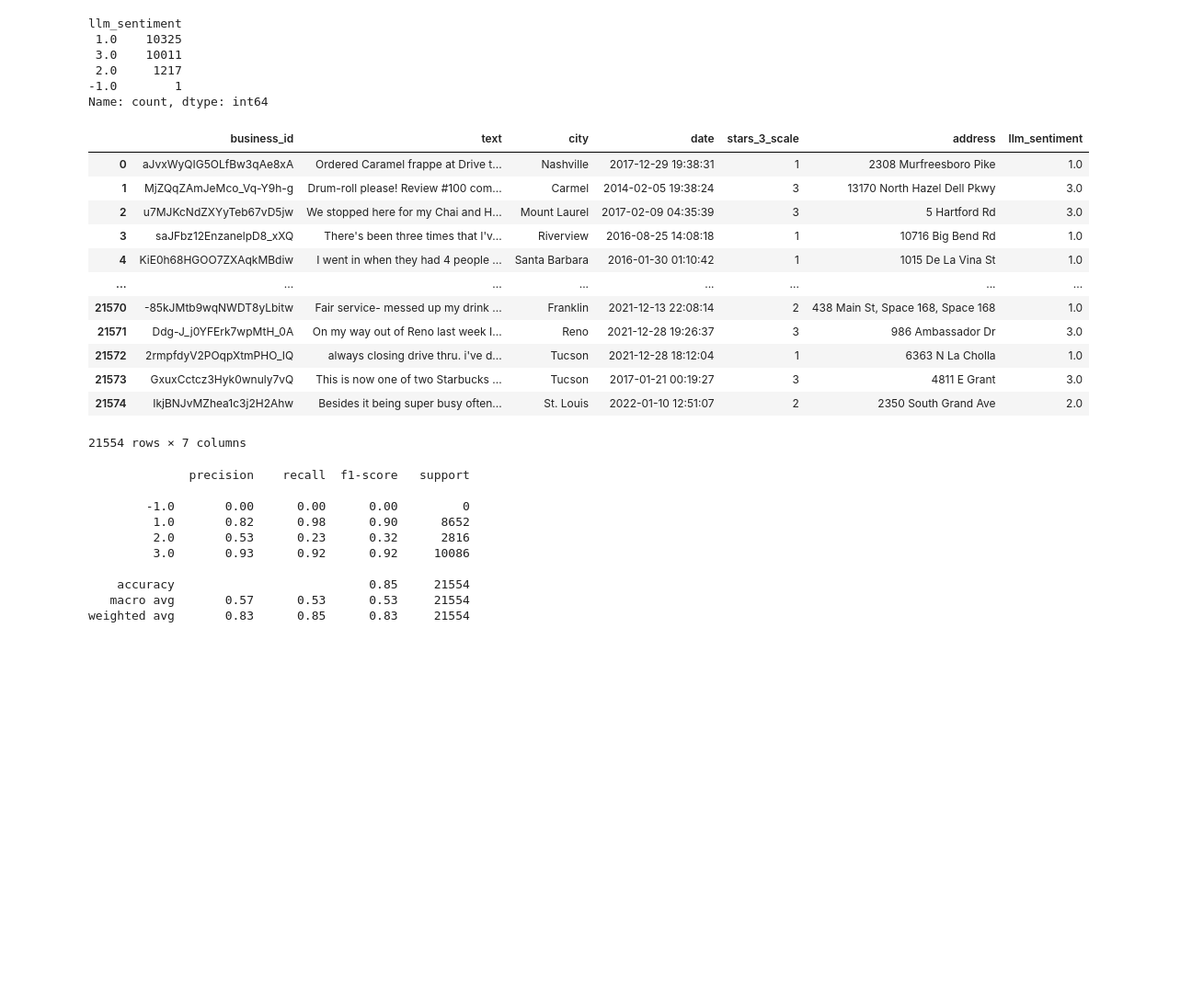
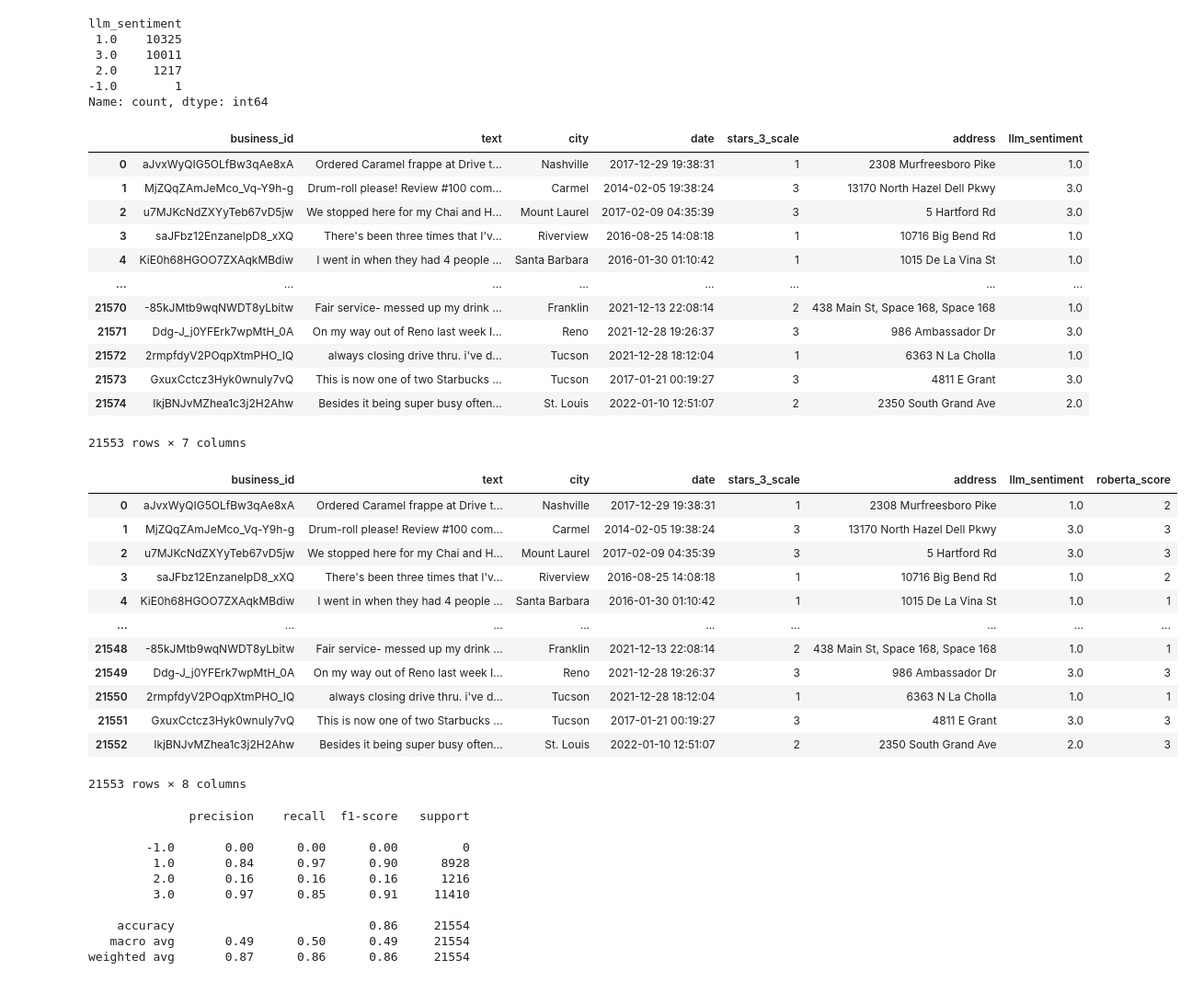
Before and after one commit to gunjii99/Project_Sentiment, a Jupyter notebook: LLM/LLM_accuracy.ipynb, the cells around one changed output. Shown: that part at 92% size. Drawn from its saved outputs; the diff is of its cells as text; code cells hidden in the pictures; blank space fills up the shorter version.

```diff
--- a/LLM/LLM_accuracy.ipynb
+++ b/LLM/LLM_accuracy.ipynb
@@ -35,6 +44,7 @@ llm_sentiment
 Name: count, dtype: int64
 # %%
 LLM_predicts = LLM_predicts.dropna(subset=["llm_sentiment"])
+LLM_predicts = LLM_predicts[LLM_predicts["llm_sentiment"] >= 0]
 LLM_predicts
 # %% [output]
 |  | business_id | text | city | date | stars_3_scale | address | llm_sentiment |
@@ -49,4 +59,21 @@ LLM_predicts
 | 21572 | 2rmpfdyV2POqpXtmPHO_IQ | always closing drive thru. i've d... | Tucson | 2021-12-28 18:12:04 | 1 | 6363 N La Cholla | 1.0 |
 | 21573 | GxuxCctcz3Hyk0wnuly7vQ | This is now one of two Starbucks ... | Tucson | 2017-01-21 00:19:27 | 3 | 4811 E Grant | 3.0 |
 | 21574 | IkjBNJvMZhea1c3j2H2Ahw | Besides it being super busy often... | St. Louis | 2022-01-10 12:51:07 | 2 | 2350 South Grand Ave | 2.0 |
-21554 rows × 7 columns
+21553 rows × 7 columns
+# %%
+LLM_predicts_merge_roberta = pd.merge(LLM_predicts, ts.BI_df[["roberta_score", "date", "business_id"]], on=["date", "business_id"], how="inner")
+LLM_predicts_merge_roberta
+# %% [output]
+|  | business_id | text | city | date | stars_3_scale | address | llm_sentiment | roberta_score |
+| 0 | aJvxWyQIG5OLfBw3qAe8xA | Ordered Caramel frappe at Drive t... | Nashville | 2017-12-29 19:38:31 | 1 | 2308 Murfreesboro Pike | 1.0 | 2 |
+| 1 | MjZQqZAmJeMco_Vq-Y9h-g | Drum-roll please! Review #100 com... | Carmel | 2014-02-05 19:38:24 | 3 | 13170 North Hazel Dell Pkwy | 3.0 | 3 |
+| 2 | u7MJKcNdZXYyTeb67vD5jw | We stopped here for my Chai and H... | Mount Laurel | 2017-02-09 04:35:39 | 3 | 5 Hartford Rd | 3.0 | 3 |
+| 3 | saJFbz12EnzanelpD8_xXQ | There's been three times that I'v... | Riverview | 2016-08-25 14:08:18 | 1 | 10716 Big Bend Rd | 1.0 | 2 |
+| 4 | KiE0h68HGOO7ZXAqkMBdiw | I went in when they had 4 people ... | Santa Barbara | 2016-01-30 01:10:42 | 1 | 1015 De La Vina St | 1.0 | 1 |
+| ... | ... | ... | ... | ... | ... | ... | ... | ... |
+| 21548 | -85kJMtb9wqNWDT8yLbitw | Fair service- messed up my drink ... | Franklin | 2021-12-13 22:08:14 | 2 | 438 Main St, Space 168, Space 168 | 1.0 | 1 |
+| 21549 | Ddg-J_j0YFErk7wpMtH_0A | On my way out of Reno last week I... | Reno | 2021-12-28 19:26:37 | 3 | 986 Ambassador Dr | 3.0 | 3 |
+| 21550 | 2rmpfdyV2POqpXtmPHO_IQ | always closing drive thru. i've d... | Tucson | 2021-12-28 18:12:04 | 1 | 6363 N La Cholla | 1.0 | 1 |
+| 21551 | GxuxCctcz3Hyk0wnuly7vQ | This is now one of two Starbucks ... | Tucson | 2017-01-21 00:19:27 | 3 | 4811 E Grant | 3.0 | 3 |
+| 21552 | IkjBNJvMZhea1c3j2H2Ahw | Besides it being super busy often... | St. Louis | 2022-01-10 12:51:07 | 2 | 2350 South Grand Ave | 2.0 | 3 |
+21553 rows × 8 columns
@@ -53,14 +82,14 @@ LLM_predicts
 # %%
-print(classification_report(LLM_predicts["stars_3_scale"], LLM_predicts['llm_sentiment']))
+print(classification_report(LLM_predicts_merge_roberta["roberta_score"], LLM_predicts_merge_roberta['llm_sentiment']))
 # %% [output]
               precision    recall  f1-score   support
 
         -1.0       0.00      0.00      0.00         0
-         1.0       0.82      0.98      0.90      8652
-         2.0       0.53      0.23      0.32      2816
-         3.0       0.93      0.92      0.92     10086
+         1.0       0.84      0.97      0.90      8928
+         2.0       0.16      0.16      0.16      1216
+         3.0       0.97      0.85      0.91     11410
 
-    accuracy                           0.85     21554
-   macro avg       0.57      0.53      0.53     21554
-weighted avg       0.83      0.85      0.83     21554
+    accuracy                           0.86     21554
+   macro avg       0.49      0.50      0.49     21554
+weighted avg       0.87      0.86      0.86     21554
 # %%
```
Also changed, not shown: parts of 5 cells of this notebook, 4 other files.
